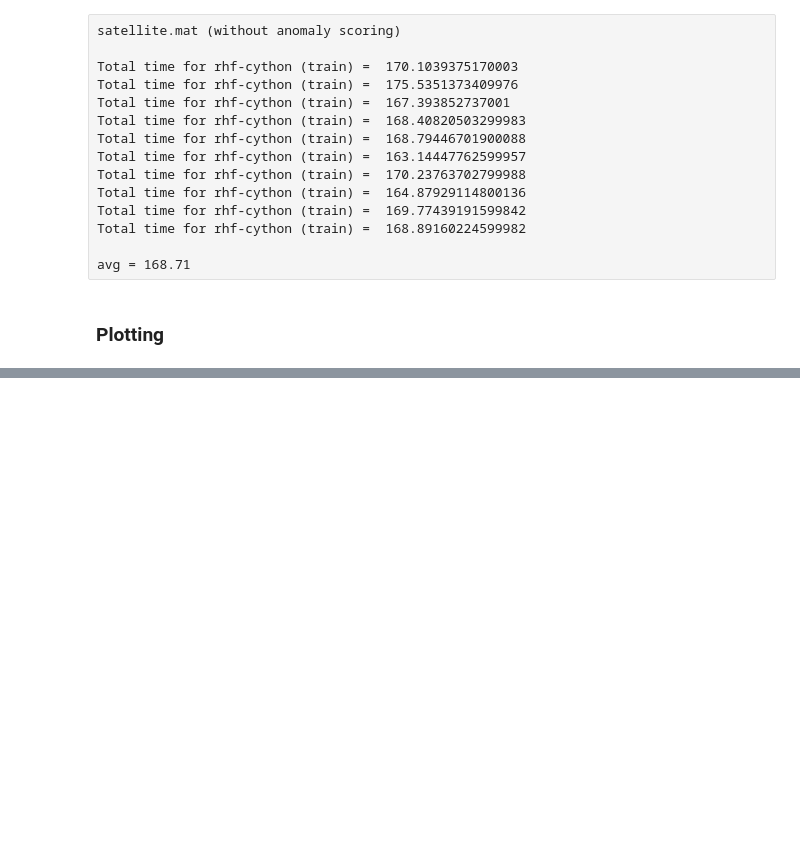
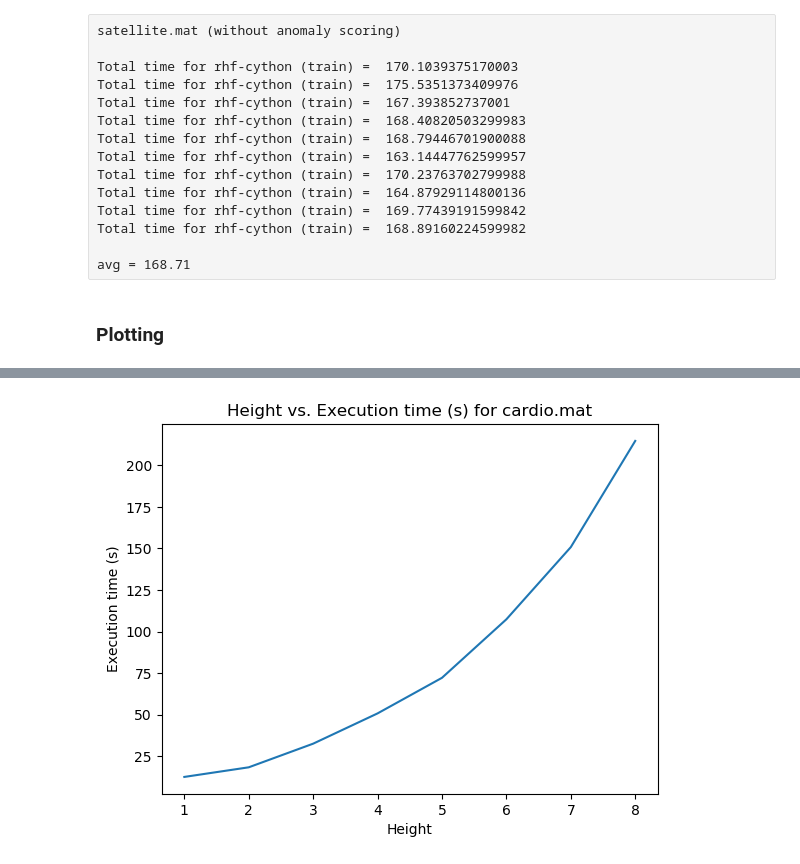
Before and after one commit to stefannesic/streamRHF, a Jupyter notebook: rhf-python/rhf.ipynb, the cells around one changed output, grey strips where cells are left out. Cells and saved outputs as stored; diff of their text form; code cells hidden in the pictures; blank space fills up the shorter version.

```diff
--- a/rhf-python/rhf.ipynb
+++ b/rhf-python/rhf.ipynb
@@ -115,0 +165,18 @@ avg = 168.71
+# %%
+import matplotlib.pyplot as plt
+plt.plot(
+    [1,2,3,4,5,6,7,8],
+    [12.604439267000998,
+    18.38584067800548,
+    32.603499371994985,
+    50.8089913349977,
+    72.21361004699429,
+    107.40358673399896,
+    150.81484965099662,
+    214.67793712099956])
+plt.ylabel('Execution time (s)')
+plt.xlabel('Height')
+plt.title('Height vs. Execution time (s) for cardio.mat')
+plt.show()
+# %% [output]
+[figure, added]
```
Also changed, not shown: parts of 6 cells of this notebook, 3 other files.
